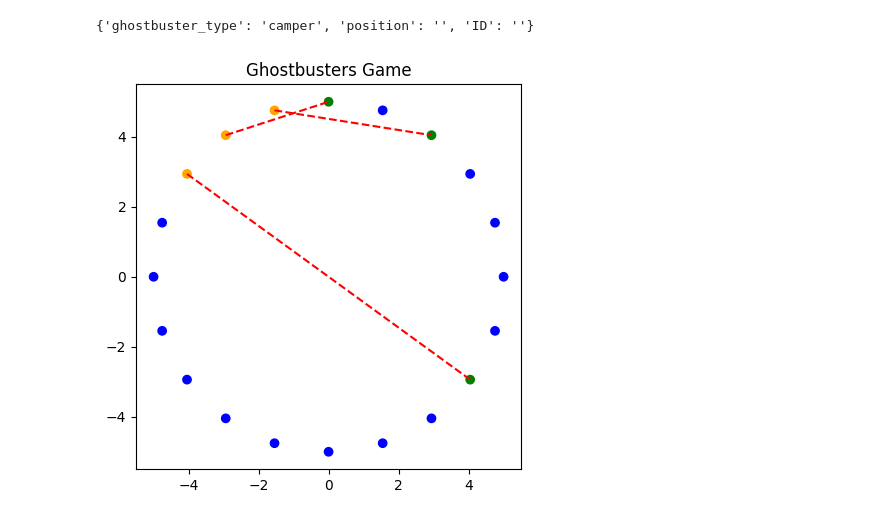
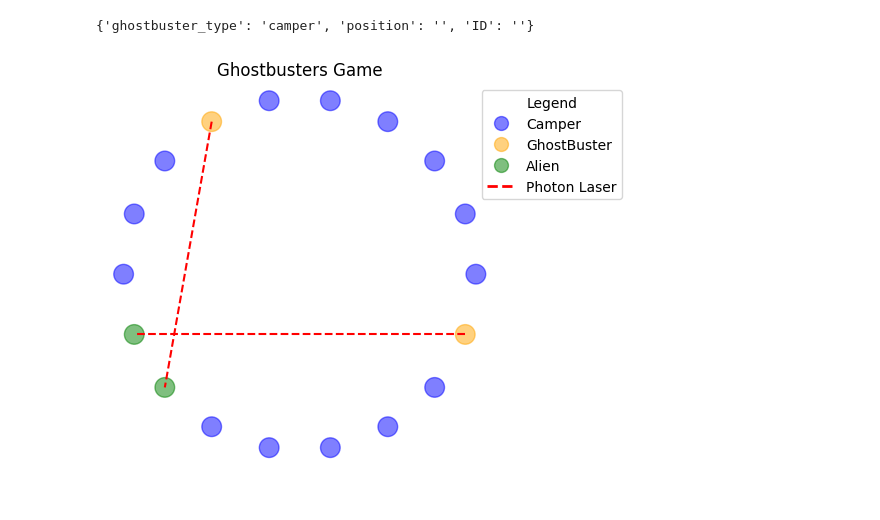
Before and after one commit to dknapp17/riddler_ghostbusters, a Jupyter notebook: GhostBuster.ipynb, the cells around one changed output. Cells and saved outputs as stored; diff of their text form; code cells hidden in the pictures.

```diff
--- a/GhostBuster.ipynb
+++ b/GhostBuster.ipynb
@@ -69,7 +73,6 @@ class gb_game_state:
         self.ghostbusters = []  # list containing all ghostbusters instances
         self.campers = []  # list containing all ghostbusters instances with type "camper"
         self.aliens = []  # list containing all ghostbusters instances with type "alien"
-        self.camper_location_dict = {}
         self.game_letters = string.ascii_uppercase[:self.num_campers]
         self.target_dict = {}
 
@@ -159,10 +162,48 @@ class gb_game_rep:
 
         # Create the scatter plot
         if self.verbose:
-            plt.figure(figsize=(5, 5))
-            plt.scatter(df['XPOS'], df['YPOS'], c=colors)  # Use the colors list
-            plt.gca().set_aspect('equal', adjustable='box')
-            plt.title(f'Ghostbusters Game')
+            # Create figure and axis
+            fig, ax = plt.subplots(figsize=(5, 5))  # Create figure and axis
+
+            # Plot the scatter plot
+            scatter = ax.scatter(df['XPOS'], df['YPOS'], c=colors, s=200, edgecolors=colors, alpha=0.5)
+
+            # Set equal aspect ratio
+            ax.set_aspect('equal', adjustable='box')
+
+            # Remove the axes and labels
+            ax.set_xticks([])  # Remove x-axis ticks
+            ax.set_yticks([])  # Remove y-axis ticks
+
+            # Hide the spines (the borders around the plot)
+            ax.spines['top'].set_visible(False)     # Hide top spine
+            ax.spines['right'].set_visible(False)   # Hide right spine
+            ax.spines['left'].set_visible(False)    # Hide left spine
+            ax.spines['bottom'].set_visible(False)  # Hide bottom spine
+
+            # Set the title for the axis
+            ax.set_title('Ghostbusters Game')
+
+            # Create a legend based on the colors
+            # Assume df['COLORS'] holds categories like 'Campers', 'Aliens', etc., and is mapped to `colors`
+            unique_colors = df['COLOR'].unique()  # Get unique categories in df['COLORS']
+            legend_handles = []
+
+            legend_dict = {'blue':'Camper','green':'Alien','orange':'GhostBuster'}
+
+            # Create a custom handle for each unique category
+            for color in unique_colors:
+                # Create a handle with the same color and label
+                handle = mlines.Line2D([], [], color=color,
+                                       marker='o',
+                                       linestyle='None',
+                                       markersize=10,
+                                       alpha = 0.5,
+                                       label=legend_dict[color])
+                legend_handles.append(handle)
+
+            ax.legend(handles=legend_handles, title='Legend',loc = 'upper right', bbox_to_anchor=(1.3, 1))
+
 
 
         for p in np.arange(self.game_state.num_pairs):
@@ -173,7 +214,15 @@ class gb_game_rep:
             if self.verbose:
                 plt.plot([p1['XPOS'], p2['XPOS']], [p1['YPOS'], p2['YPOS']], color='red', linestyle='--')
 
+
+
         if self.verbose:
+            new_line = mlines.Line2D([], [], color='red', linestyle='--', linewidth=2, label='Photon Laser')
+
+            legend_handles.append(new_line)
+
+            # Update the legend with the new handle
+            ax.legend(handles=legend_handles, title='Legend', loc='upper right', bbox_to_anchor=(1.35, 1))
             plt.show()
 
 
@@ -186,36 +235,71 @@ class gb_game_rep:
         int_tests = []
         for pair in itertools.combinations(self.line_list, 2):
             int_tests.append(check_intersection(pair[0], pair[1]))
         if any(element is np.True_ for element in int_tests):
-            self.game_result = "FAIL"
+            self.game_result = 0
             if self.verbose:
                 print('AT LEAST 2 PROTON BEAMS COLLIDED')
         else:
-            self.game_result = "SUCCESS"
+            self.game_result = 1
             if self.verbose:
                 print("THE WORLD IS SAVED")
+
+        self.game_dict = {"game_create_time":datetime.datetime.now(),
+             "game_num_campers":self.game_state.num_campers,
+             "game_num_pairs":self.game_state.num_pairs,
+             "game_result":self.game_result}
+
+    def write_game_result(self):
+        try:
+            connection = psycopg2.connect(user="postgres",
+                                        password="postgres",
+                                        host="127.0.0.1",
+                                        port="5432",
+                                        database="postgres")
+
+            cursor = connection.cursor()
+            # Executing a SQL query to insert datetime into table
+            insert_query = """ INSERT INTO riddler.ghostbusters ("game_create_time",
+                    "game_num_campers",
+                    "game_num_pairs",
+                    "game_result") VALUES (%s, %s, %s, %s)"""
+            sql_record = (self.game_dict["game_create_time"],
+                self.game_dict["game_num_campers"],
+                self.game_dict["game_num_pairs"],
+                self.game_dict["game_result"])
+            cursor.execute(insert_query, sql_record)
+            connection.commit()
+            print("1 item inserted successfully")
+
+        except (Exception, psycopg2.Error) as error:
+            print("Error while connecting to PostgreSQL", error)
+        finally:
+            if connection:
+                cursor.close()
+                connection.close()
 
 
 
 # Example usage
 try:
     # Initialize gb_game_state
-    game_state = gb_game_state(20, 3, "random")
+    game_state = gb_game_state(18, 2, "random")
     game_state.create_ghostbusters()
     game_state.set_ghostbuster_positions_rand()
 
     # Initialize gb_game_rep with game_state
     game_rep = gb_game_rep(game_state,verbose=True)
 
     # Create and display game representation
     game_rep.create_game_rep()
     game_rep.evaluate_game()
-    print(game_rep.game_result)
+    game_rep.write_game_result()
+    print(game_rep.game_dict)
 
 
 
 except ValueError as e:
     print(e)
 # %% [output]
-[figure, old version]
+[figure, new version]
 AT LEAST 2 PROTON BEAMS COLLIDED
```
Also changed, not shown: parts of 7 cells of this notebook, 2 other files.
